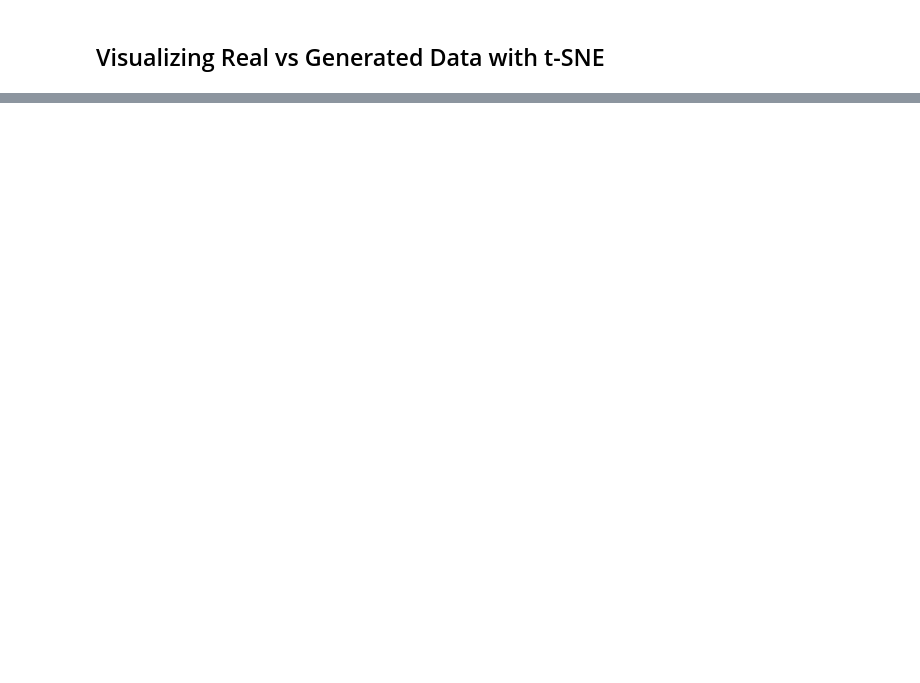
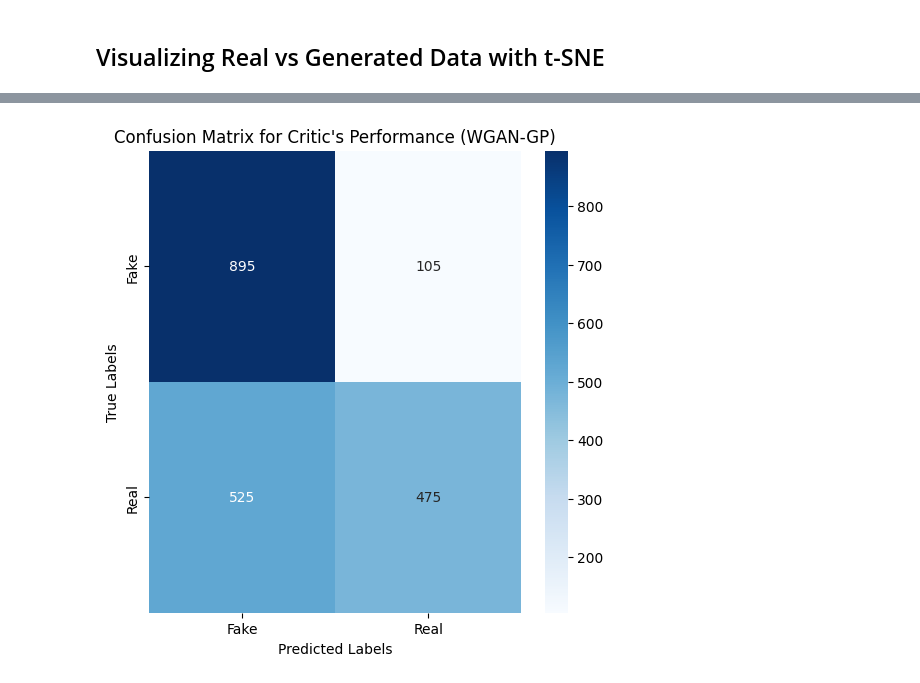
Before and after one commit to riqalter/PrediksiProfesi, a Jupyter notebook: NotebookVer2-torch.ipynb, the cells around one changed output, grey strips where cells are left out. Saved outputs shown, nothing was run; the diff lists cells and outputs as text; code cells hidden in the pictures; blank space fills up the shorter version.

```diff
--- a/NotebookVer2-torch.ipynb
+++ b/NotebookVer2-torch.ipynb
@@ -726,3 +767,44 @@ plt.show()
+# %%
+from sklearn.metrics import confusion_matrix
+import seaborn as sns
+import torch.nn.functional as F
+
+# Number of samples for evaluation
+n_samples = 1000
+
+# Generate real and fake data for evaluation
+real_data = X_train[torch.randint(0, X_train.size(0), (n_samples,))].to(device)
+noise = torch.randn(n_samples, input_size).to(device)
+fake_data = generator(noise)
+
+# Critic predictions
+critic_real = critic(real_data)
+critic_fake = critic(fake_data)
+
+# Threshold the Critic output to get binary labels (1 for real, 0 for fake)
+pred_real = (critic_real >= 0).float().cpu().numpy()  # Predicted labels for real data
+pred_fake = (critic_fake >= 0).float().cpu().numpy()  # Predicted labels for fake data
+
+# Actual labels
+true_real = np.ones(n_samples)  # True labels for real data (1)
+true_fake = np.zeros(n_samples)  # True labels for fake data (0)
+
+# Combine the labels
+true_labels = np.concatenate([true_real, true_fake])
+pred_labels = np.concatenate([pred_real, pred_fake])
+
+# Generate confusion matrix
+cm = confusion_matrix(true_labels, pred_labels)
+
+# Plot confusion matrix
+plt.figure(figsize=(6, 6))
+sns.heatmap(cm, annot=True, fmt="d", cmap="Blues", xticklabels=['Fake', 'Real'], yticklabels=['Fake', 'Real'])
+plt.xlabel("Predicted Labels")
+plt.ylabel("True Labels")
+plt.title("Confusion Matrix for Critic's Performance (WGAN-GP)")
+plt.show()
+# %% [output]
+[figure, added]
 # %%
 # Load the best saved model
 generator.load_state_dict(torch.load("best_generator.pth"))
```
Also changed, not shown: parts of 8 cells of this notebook.
